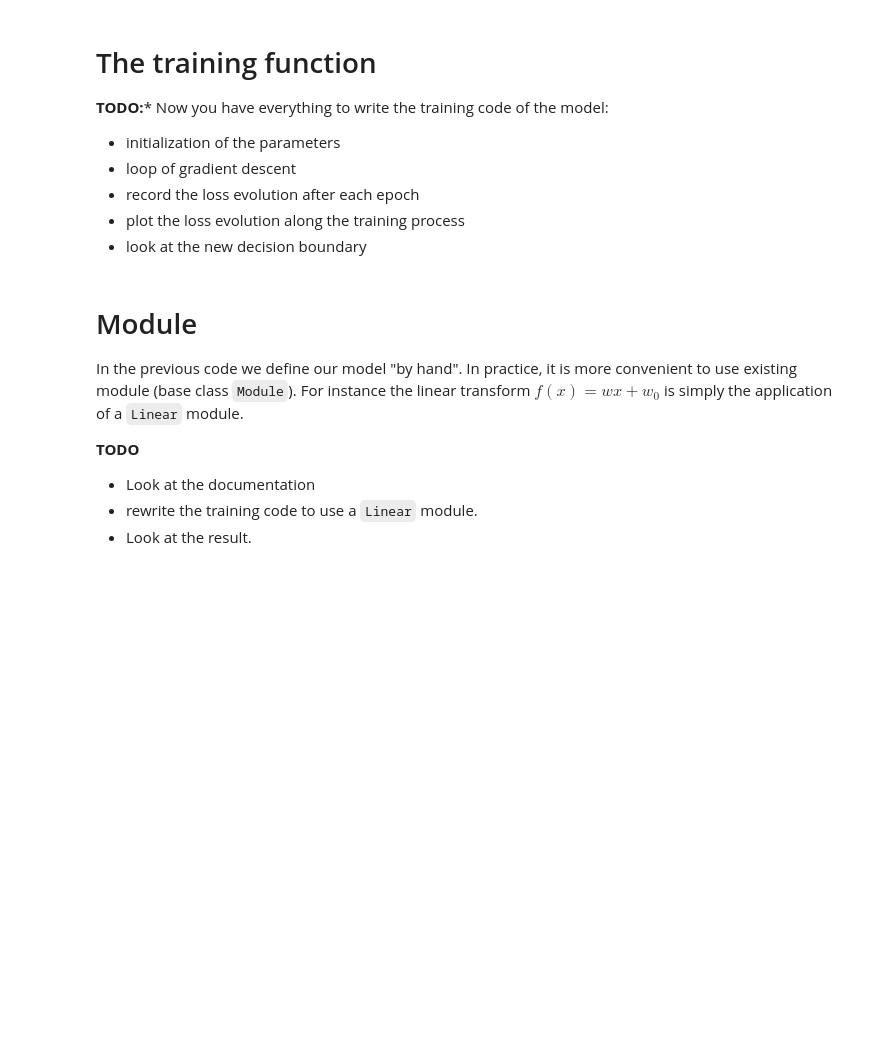
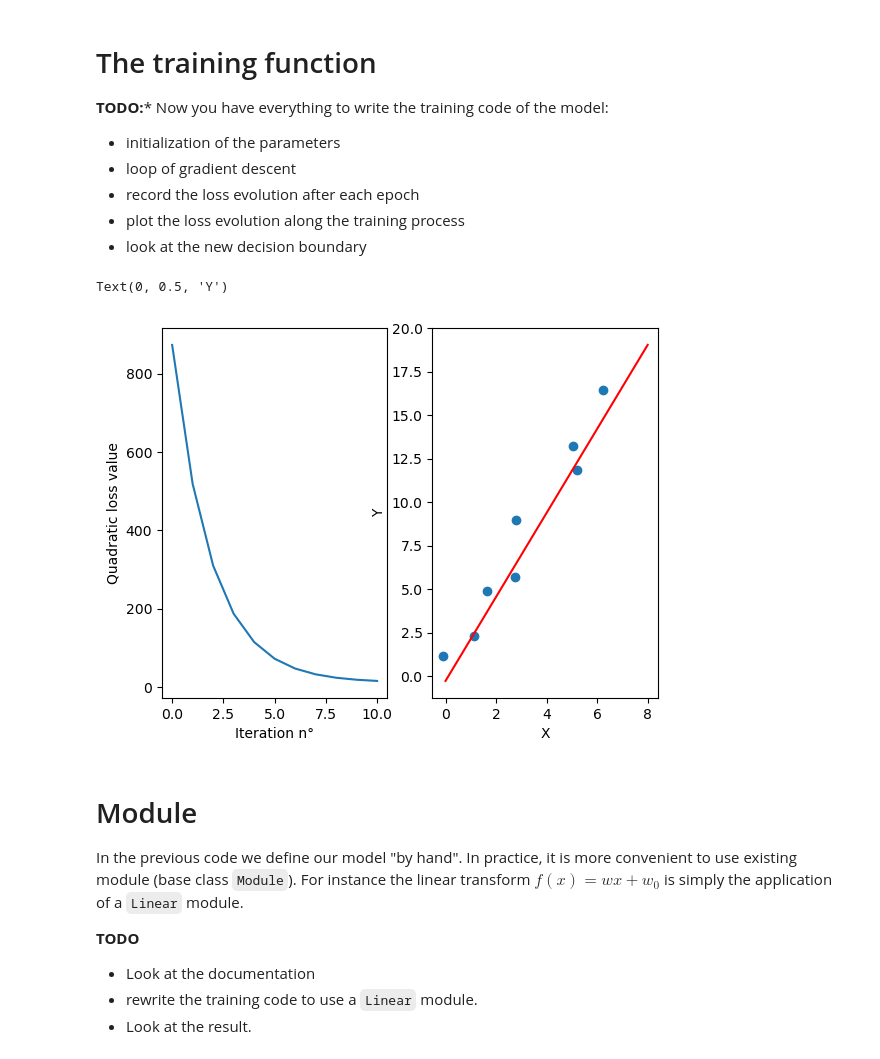
Before and after one commit to caalec/Deep-Learning, a Jupyter notebook: DL2A-pytorch-intro.ipynb, the cells around one changed output. Drawn from its saved outputs; the diff is of its cells as text; code cells hidden in the pictures; blank space fills up the shorter version.

```diff
--- a/DL2A-pytorch-intro.ipynb
+++ b/DL2A-pytorch-intro.ipynb
@@ -253,3 +567,47 @@ lr = 1e-1
+# %%
+Nepoch = 10
+lr = 1e-3
+## Your code here
+
+#Initialization of the data
+th.manual_seed(123) # to ensure reproducibility
+var= 1 #
+X = th.arange(8) + th.randn(8)/var
+Y = 2*(th.arange(8) + th.randn(8)/var) + 0.5
+
+
+#Initialization of parameters
+w = th.randn(1,requires_grad=True)
+w0= th.randn(1,requires_grad=True)
+trainable_parameters = (w,w0)
+sgd = th.optim.SGD(trainable_parameters, lr)
+
+loss = (w*X+w0-Y).pow(2).sum()
+loss_list = th.ones(1)
+loss_list[0] = loss
+
+#Computation of the ideal parameters
+for i in range(Nepoch):
+    loss.backward()
+    sgd.step()
+    sgd.zero_grad()
+    loss = (w*X+w0-Y).pow(2).sum()
+    loss_list = th.cat((loss_list, loss.unsqueeze(0)))
+
+plt.subplot(1,2,1)
+plt.plot(loss_list.detach().numpy())
+plt.xlabel('Iteration n°')
+plt.ylabel('Quadratic loss value')
+
+plt.subplot(1,2,2)
+xs = th.linspace(0,8,2) # need 2 points for a line
+plt.plot(xs,(w*xs+w0).detach(),'r')
+plt.scatter(X,Y)
+plt.xlabel('X')
+plt.ylabel('Y')
+# %% [output]
+Text(0, 0.5, 'Y')
+[figure, added]
 # %% [markdown]
 # Module
 In the previous code we define our model "by hand". In practice, it is more convenient to use existing module (base class `Module`). For instance the linear transform $f(x) = wx+w_0$ is simply the application of a `Linear` module.
```
Also changed, not shown: parts of 54 cells of this notebook.
